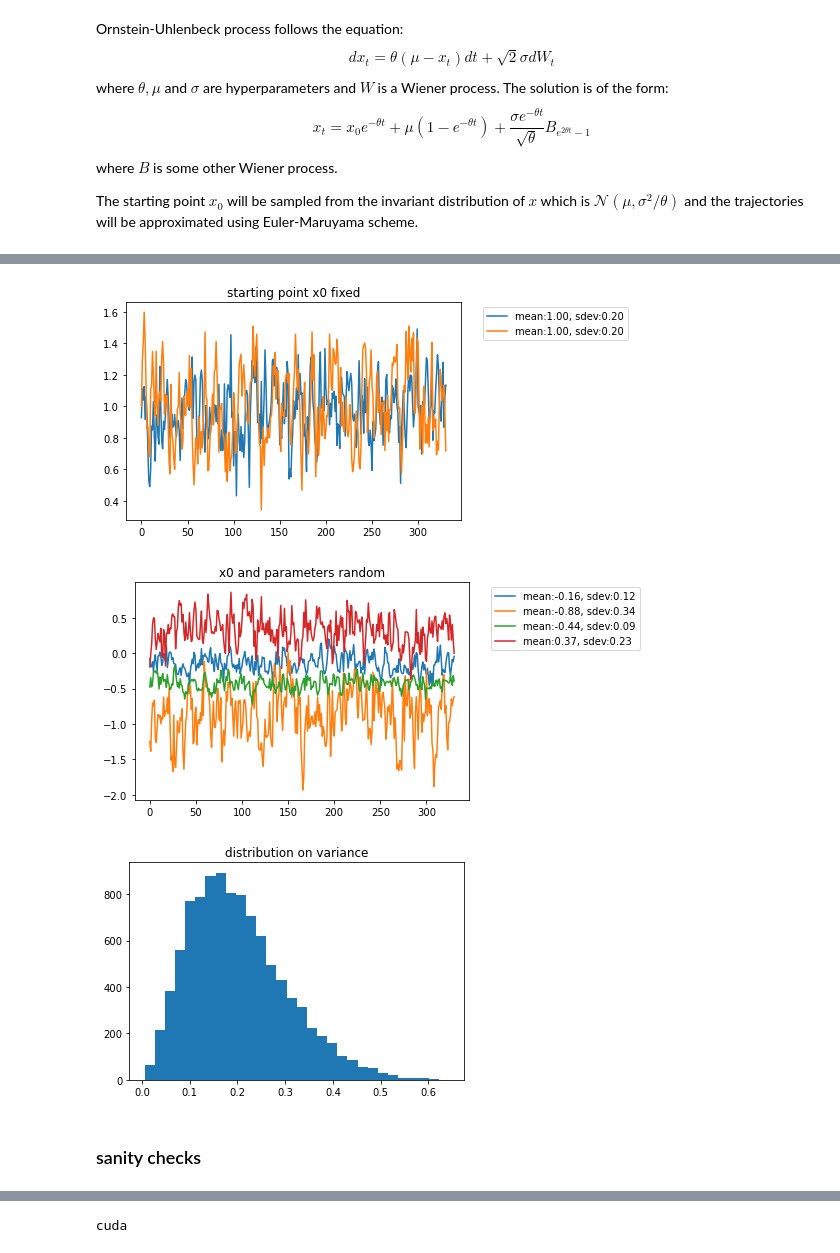
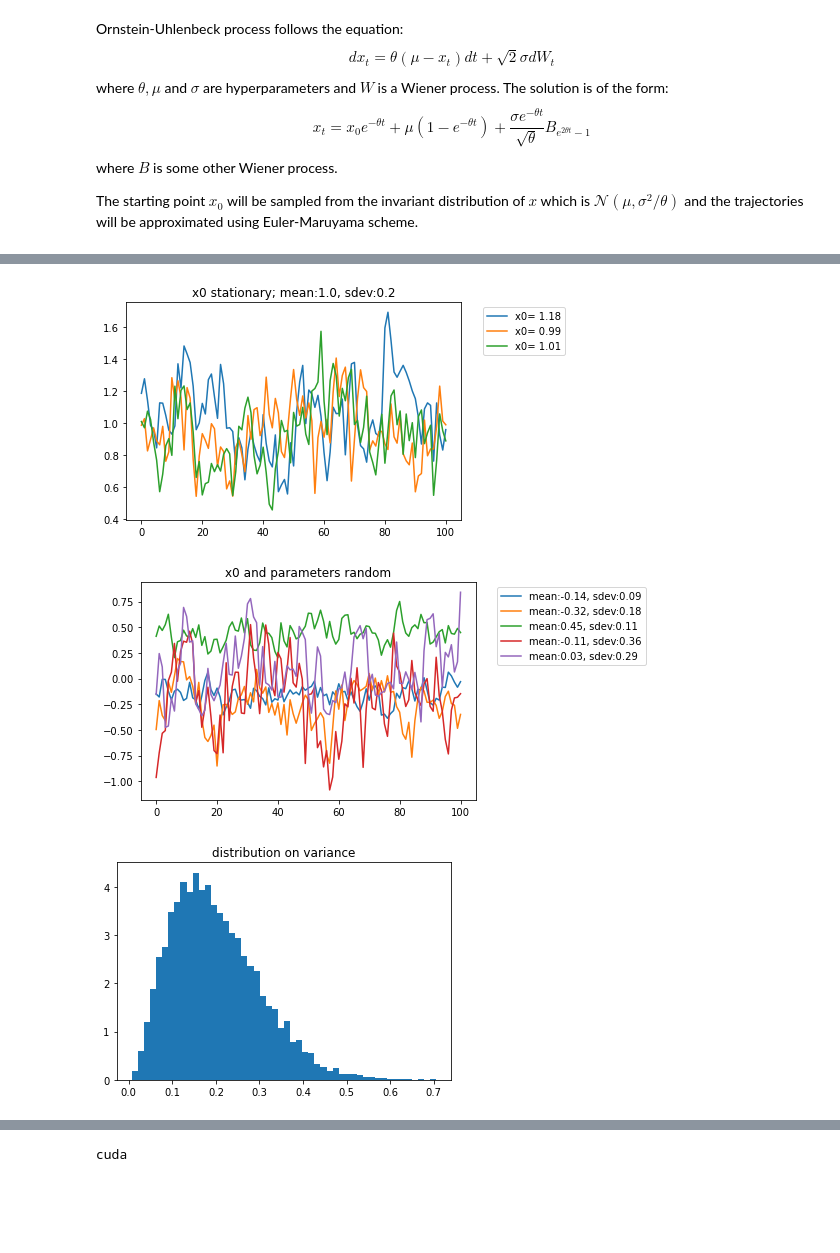
Before and after one commit to mitkel/DL, a Jupyter notebook: CVAE/results.ipynb, the cells around one changed output, grey strips where cells are left out. Cells and saved outputs as stored; diff of their text form; code cells hidden in the pictures; blank space fills up the shorter version.

```diff
--- a/CVAE/results.ipynb
+++ b/CVAE/results.ipynb
@@ -30,40 +335,37 @@ cond_dim: 301,
 # %%
 import numpy as np
 import matplotlib.pyplot as plt
 import gen_data
-from parameters import params
+from config import params
 
-X0 = gen_data.stationary(size=params['train_samples'], **params)
-X = gen_data.trajectory(X0, **params)
-x=range(params['T']+1)
-
-for i in range(2):
-    plt.plot(x,X[i,:].T, label="mean:{:.2f}, sdev:{:.2f}".format(params['mu'],params['sigma']))
-    plt.title("starting point x0 fixed")
+T = 100
+num = 3
+X0 = gen_data.stationary(**params, size=num)
+X = [gen_data.trajectory(x0, T=T, **params) for x0 in X0]
+x=range(T+1)
+for i in range(num):
+    plt.plot(x,X[i], label= "x0= {:.2f}".format(X[i][0]))
+    plt.title(f"x0 stationary; mean:{params['mu']}, sdev:{params['sigma']}")
 
 plt.legend(bbox_to_anchor=(1.05, 1), loc='upper left')
 plt.show()
 
-params2 = params.copy()
-params2.update({
-    'mu':  np.random.uniform(low=-1,high=1, size=params['train_samples']),
-    'sigma': np.random.beta(a=3,b=12,size=params['train_samples']),
-})
+for i in range(5):
+    mu=np.random.uniform(low=-1,high=1)
+    sigma=np.random.beta(a=3,b=12)
+    x0 = gen_data.stationary(mu=mu, sigma=sigma)
+    X = gen_data.trajectory(x0, T=T, slices=10, mu=mu, sigma=sigma)
 
-X = gen_data.gen_data(params2['train_samples'],save=False,**params2)
-for i in range(4):
-    plt.plot(x,X[i,:].T, label="mean:{:.2f}, sdev:{:.2f}".format(params2['mu'][i],params2['sigma'][i]))
+    plt.plot(x, X, label="mean:{:.2f}, sdev:{:.2f}".format(mu,sigma))
     plt.title("x0 and parameters random")
 
 plt.legend(bbox_to_anchor=(1.05, 1), loc='upper left')
 plt.show()
 
-plt.hist(params2['sigma'], bins=30)
+plt.hist(np.random.beta(a=3,b=12, size=10000), bins=50, density=True)
 plt.title("distribution on variance")
 plt.show()
 # %% [output]
-[figure, old version]
+[figure, new version]
-[figure, old version]
+[figure, new version]
-[figure, old version]
+[figure, new version]
-# %% [markdown]
-### sanity checks
```
Also changed, not shown: parts of 24 cells of this notebook.
